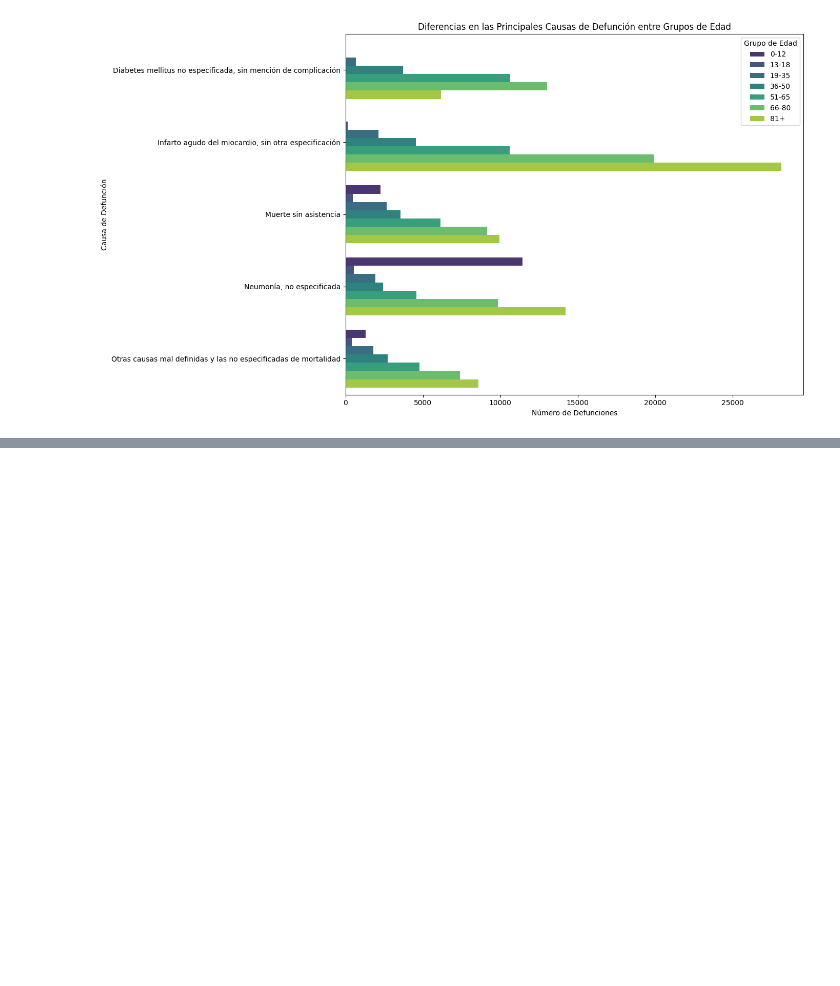
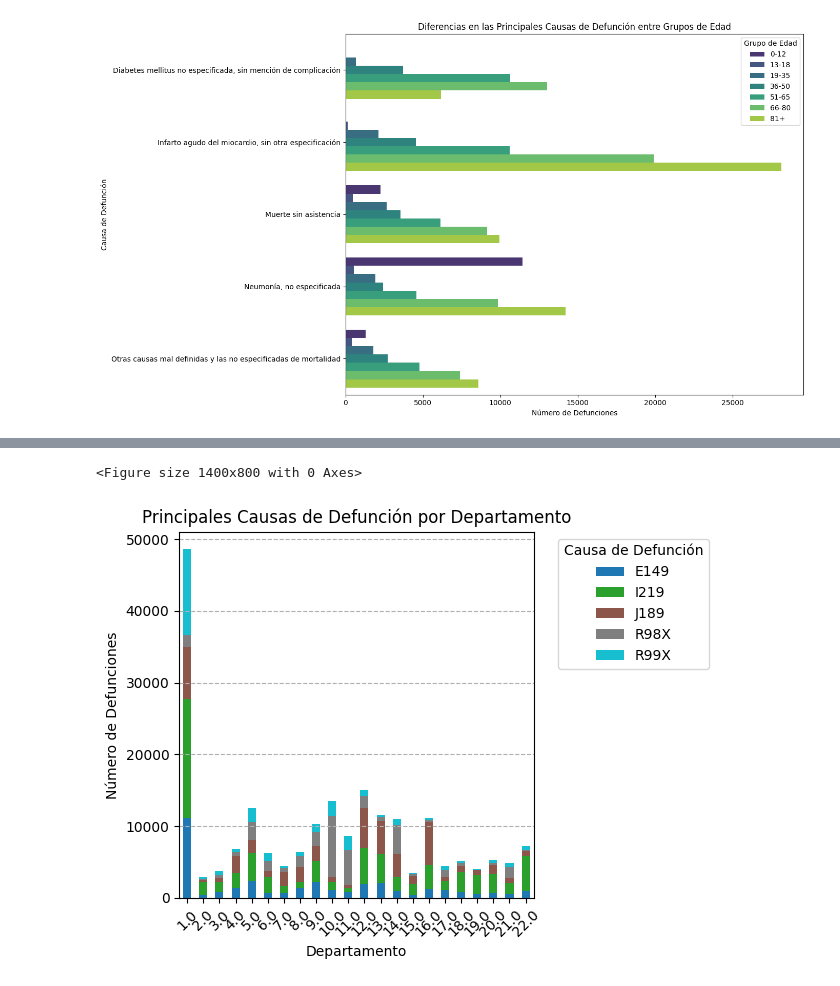
Before and after one commit to DannyEst6109/Proyecto-DataMining, a Jupyter notebook: questions.ipynb, the cells around one changed output, grey strips where cells are left out. Cells and saved outputs as stored; diff of their text form; code cells hidden in the pictures; blank space fills up the shorter version.

```diff
--- a/questions.ipynb
+++ b/questions.ipynb
@@ -202,0 +202,55 @@ ValueError: Could not interpret value `genero` for `hue`. An entry with this nam
+# %%
+# Geografía:
+# 6. ¿Hay diferencias en las tasas de mortalidad o causas de defunción entre diferentes regiones o ciudades?
+
+# Index(['departamento', 'municipio', 'sexo', 'año_registrado', 'edad',
+#        'periodo', 'etnia', 'escolaridad', 'ocupacion', 'causa', 'asistencia',
+#        'lugar'],
+#       dtype='object')
+
+import pandas as pd
+import matplotlib.pyplot as plt
+import seaborn as sns
+
+# Cargar el DataFrame de defunciones desde 'defunciones_clean.csv'
+df = pd.read_csv('defunciones_clean.csv')
+
+# Cargar el mapeo de Código CIE-10 desde 'CIE.csv'
+cie_df = pd.read_csv('CIE.csv')
+
+# Crear el diccionario de mapeo para CIE-10
+cie_mapeo = pd.Series(cie_df['descripcion'].values, index=cie_df['codigo'].astype(str)).to_dict()
+
+# Asegúrate de que la columna 'causa' es del tipo correcto (str)
+df['causa'] = df['causa'].astype(str)
+
+# Reemplazar los códigos CIE-10 por descripciones usando el mapeo
+df['descripcion_cie_10'] = df['causa'].map(cie_mapeo)
+
+# Calcular el número de defunciones por departamento y descripción CIE-10
+defunciones_por_departamento_causa = df.groupby(['departamento', 'causa']).size().reset_index(name='conteo')
+
+# Seleccionar las top N causas más comunes en todo el dataset para simplificar
+N = 5
+top_causas = defunciones_por_departamento_causa.groupby('causa')['conteo'].sum().nlargest(N).index
+
+# Filtrar solo las top N causas
+defunciones_top_causas = defunciones_por_departamento_causa[defunciones_por_departamento_causa['causa'].isin(top_causas)]
+
+# Corrección aquí: Usar argumentos de palabra clave en pivot
+pivot_table = defunciones_top_causas.pivot(index='departamento', columns='causa', values='conteo')
+
+# Visualizar con un gráfico de barras apiladas
+plt.figure(figsize=(14, 8))
+pivot_table.plot(kind='bar', stacked=True, cmap='tab10')
+plt.title('Principales Causas de Defunción por Departamento')
+plt.xlabel('Departamento')
+plt.ylabel('Número de Defunciones')
+plt.legend(title='Causa de Defunción', bbox_to_anchor=(1.05, 1), loc='upper left')
+plt.xticks(rotation=45)
+plt.grid(axis='y', linestyle='--')
+plt.tight_layout()
+plt.show()
+# %% [output]
+<Figure size 1400x800 with 0 Axes>
+[figure, added]
```
Also changed, not shown: parts of 1 cell of this notebook.
